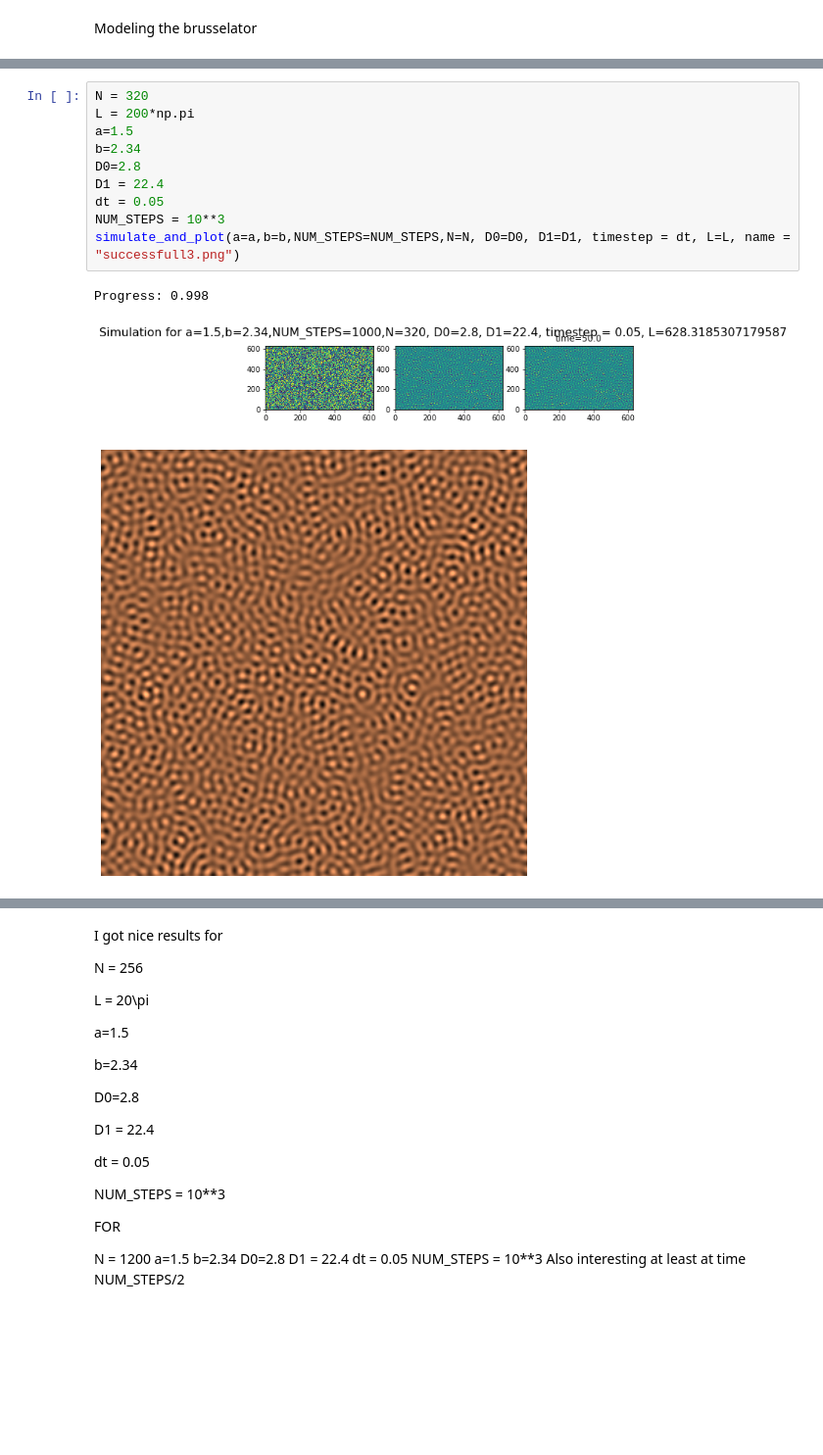
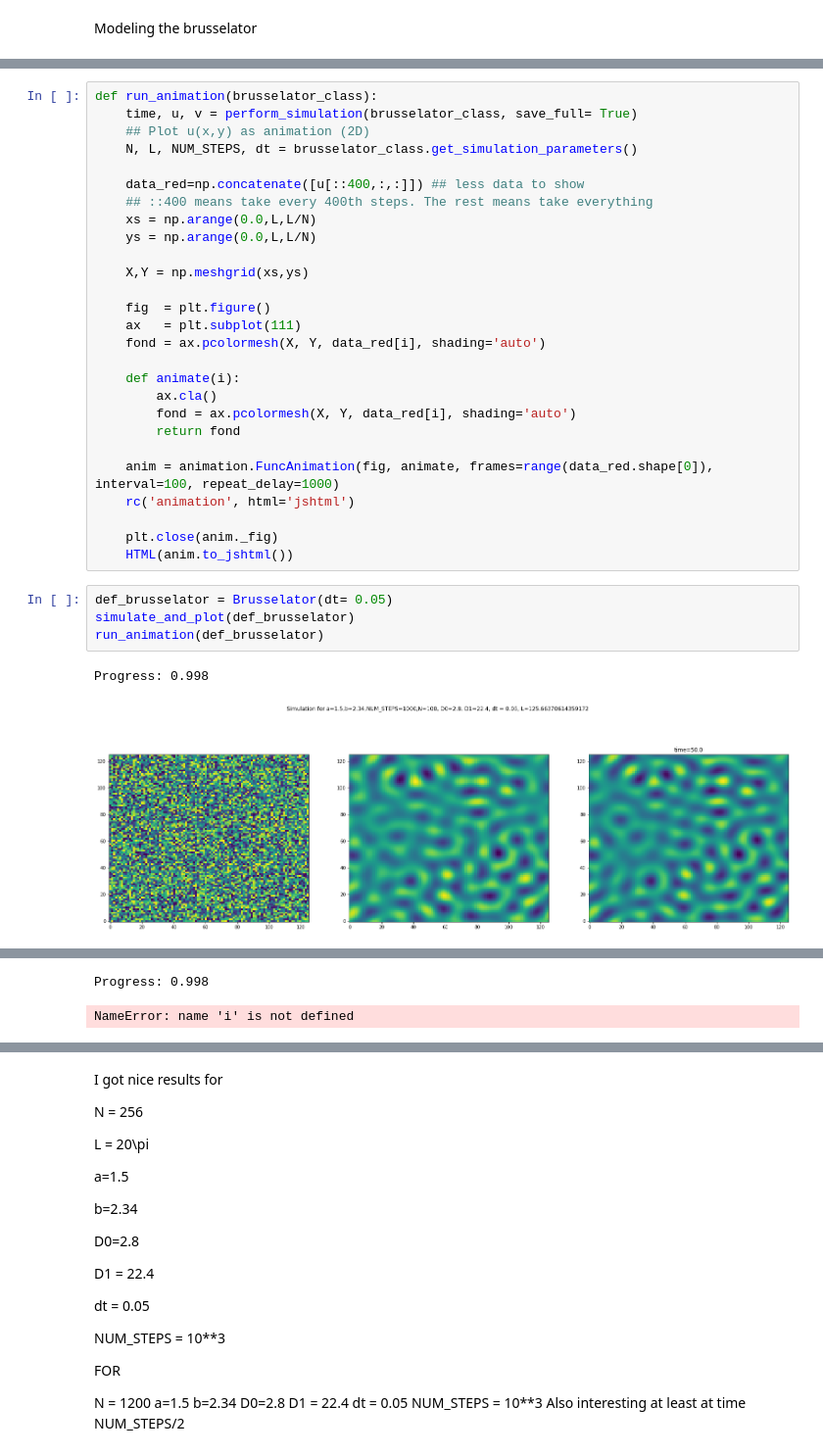
Before and after one commit to l-ada/Turing-models, a Jupyter notebook: brusselator.ipynb, the cells around one changed output, grey strips where cells are left out. Shown at 98% size. Drawn from its saved outputs; the diff is of its cells as text; blank space fills up the shorter version.

Commit message:
Added brusselator class, changed function signatures

```diff
--- a/brusselator.ipynb
+++ b/brusselator.ipynb
@@ -236,17 +207,37 @@ def simulate_and_plot(a=a,b=b,NUM_STEPS=NUM_STEPS,N=N, D0=D0, D1=D1, timestep =
     if save == True:
         fig.savefig(name, bbox_inches='tight')
     plt.show()
-# %%
-N = 320
-L = 200*np.pi
-a=1.5
-b=2.34
-D0=2.8
-D1 = 22.4
-dt = 0.05
-NUM_STEPS = 10**3
-simulate_and_plot(a=a,b=b,NUM_STEPS=NUM_STEPS,N=N, D0=D0, D1=D1, timestep = dt, L=L, name = "successfull3.png")
-# %% [output]
-Progress: 0.998
-[figure, removed]
-[figure, removed]
+# %%
+def run_animation(brusselator_class):
+    time, u, v = perform_simulation(brusselator_class, save_full= True)
+    ## Plot u(x,y) as animation (2D)
+    N, L, NUM_STEPS, dt = brusselator_class.get_simulation_parameters()
+
+    data_red=np.concatenate([u[::400,:,:]]) ## less data to show
+    ## ::400 means take every 400th steps. The rest means take everything
+    xs = np.arange(0.0,L,L/N)
+    ys = np.arange(0.0,L,L/N)
+
+    X,Y = np.meshgrid(xs,ys)
+
+    fig  = plt.figure()
+    ax   = plt.subplot(111)
+    fond = ax.pcolormesh(X, Y, data_red[i], shading='auto')
+
+    def animate(i):
+        ax.cla()
+        fond = ax.pcolormesh(X, Y, data_red[i], shading='auto')
+        return fond
+
+    anim = animation.FuncAnimation(fig, animate, frames=range(data_red.shape[0]), interval=100, repeat_delay=1000)
+    rc('animation', html='jshtml')
+
+    plt.close(anim._fig)
+    HTML(anim.to_jshtml())
+# %%
+def_brusselator = Brusselator(dt= 0.05)
+simulate_and_plot(def_brusselator)
+run_animation(def_brusselator)
+# %% [output]
+Progress: 0.998
+[figure, added]
@@ -252,0 +245,2 @@ Progress: 0.998
+Progress: 0.998
+NameError: name 'i' is not defined
```
Also changed, not shown: parts of 14 cells of this notebook.
